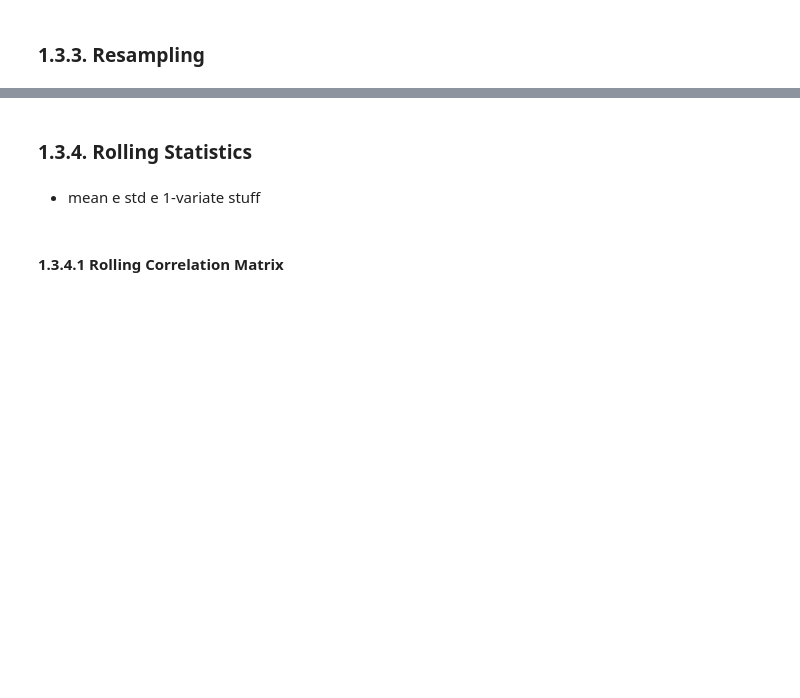
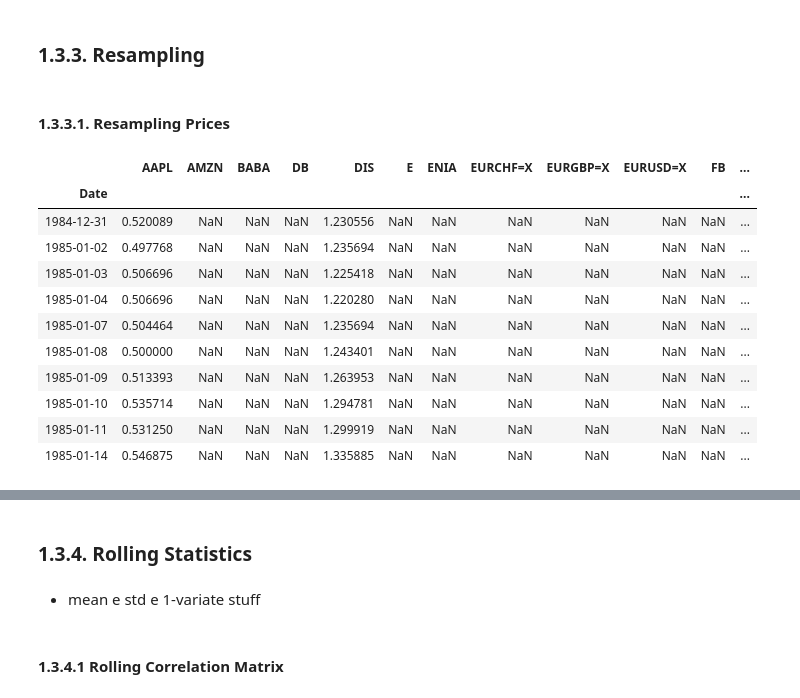
Before and after one commit to gabrielepompa88/IT-For-Business-And-Finance-2019-20, a Jupyter notebook: Notebooks/Data_Analysis___Financial_Time_Series.ipynb, the cells around one changed output, grey strips where cells are left out. Drawn from its saved outputs; the diff is of its cells as text; code cells hidden in the pictures; blank space fills up the shorter version.

```diff
--- a/Notebooks/Data_Analysis___Financial_Time_Series.ipynb
+++ b/Notebooks/Data_Analysis___Financial_Time_Series.ipynb
@@ -592,2 +761,19 @@ Fare plot stacked dei returns
 # %% [markdown]
 ### 1.3.3. Resampling <a name="resampling"></a>
+# %% [markdown]
+#### 1.3.3.1. Resampling Prices <a name="resampling-prices"></a>
+# %%
+data.head(10)
+# %% [output]
+|  | AAPL | AMZN | BABA | DB | DIS | E | ENIA | EURCHF=X | EURGBP=X | EURUSD=X | FB | ... |
+| Date |  |  |  |  |  |  |  |  |  |  |  | ... |
+| 1984-12-31 | 0.520089 | NaN | NaN | NaN | 1.230556 | NaN | NaN | NaN | NaN | NaN | NaN | ... |
+| 1985-01-02 | 0.497768 | NaN | NaN | NaN | 1.235694 | NaN | NaN | NaN | NaN | NaN | NaN | ... |
+| 1985-01-03 | 0.506696 | NaN | NaN | NaN | 1.225418 | NaN | NaN | NaN | NaN | NaN | NaN | ... |
+| 1985-01-04 | 0.506696 | NaN | NaN | NaN | 1.220280 | NaN | NaN | NaN | NaN | NaN | NaN | ... |
+| 1985-01-07 | 0.504464 | NaN | NaN | NaN | 1.235694 | NaN | NaN | NaN | NaN | NaN | NaN | ... |
+| 1985-01-08 | 0.500000 | NaN | NaN | NaN | 1.243401 | NaN | NaN | NaN | NaN | NaN | NaN | ... |
+| 1985-01-09 | 0.513393 | NaN | NaN | NaN | 1.263953 | NaN | NaN | NaN | NaN | NaN | NaN | ... |
+| 1985-01-10 | 0.535714 | NaN | NaN | NaN | 1.294781 | NaN | NaN | NaN | NaN | NaN | NaN | ... |
+| 1985-01-11 | 0.531250 | NaN | NaN | NaN | 1.299919 | NaN | NaN | NaN | NaN | NaN | NaN | ... |
+| 1985-01-14 | 0.546875 | NaN | NaN | NaN | 1.335885 | NaN | NaN | NaN | NaN | NaN | NaN | ... |
```
Also changed, not shown: parts of 39 cells of this notebook.
